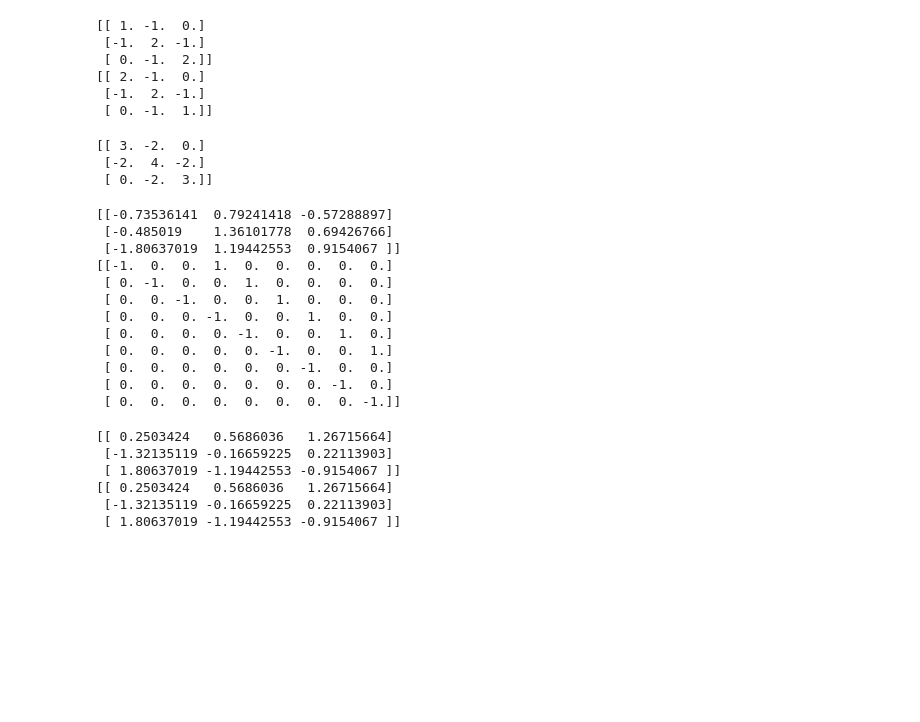
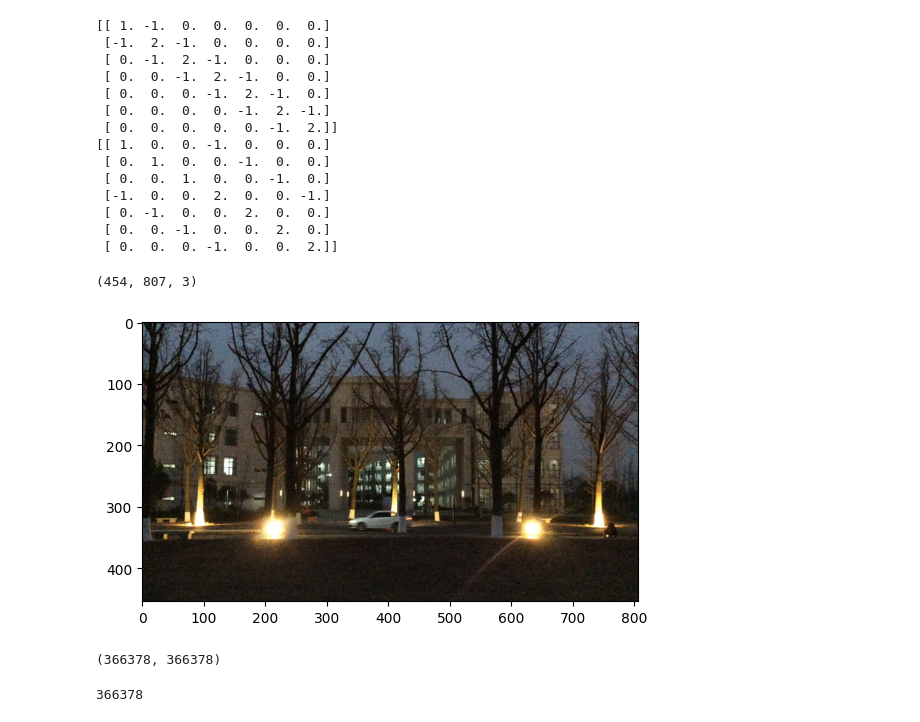
Before and after one commit to looshua/UM-EECS-556-Final, a Jupyter notebook: test.ipynb, the cells around one changed output. Drawn from its saved outputs; the diff is of its cells as text; code cells hidden in the pictures; blank space fills up the shorter version.

```diff
--- a/test.ipynb
+++ b/test.ipynb
@@ -17,46 +26,26 @@ print(d2)
 # %%
-print(d1.T @ d1)
-print(d2.T @ d2)
+print(Dh.T @ Dh)
+print(Dv.T @ Dv)
 # %% [output]
-[[ 1. -1.  0.]
- [-1.  2. -1.]
- [ 0. -1.  2.]]
-[[ 2. -1.  0.]
- [-1.  2. -1.]
- [ 0. -1.  1.]]
+[[ 1. -1.  0.  0.  0.  0.  0.]
+ [-1.  2. -1.  0.  0.  0.  0.]
+ [ 0. -1.  2. -1.  0.  0.  0.]
+ [ 0.  0. -1.  2. -1.  0.  0.]
+ [ 0.  0.  0. -1.  2. -1.  0.]
+ [ 0.  0.  0.  0. -1.  2. -1.]
+ [ 0.  0.  0.  0.  0. -1.  2.]]
+[[ 1.  0.  0. -1.  0.  0.  0.]
+ [ 0.  1.  0.  0. -1.  0.  0.]
+ [ 0.  0.  1.  0.  0. -1.  0.]
+ [-1.  0.  0.  2.  0.  0. -1.]
+ [ 0. -1.  0.  0.  2.  0.  0.]
+ [ 0.  0. -1.  0.  0.  2.  0.]
+ [ 0.  0.  0. -1.  0.  0.  2.]]
-# %%
-print(d1.T @ d1 + d2.T @ d2)
-# %% [output]
-[[ 3. -2.  0.]
- [-2.  4. -2.]
- [ 0. -2.  3.]]
-# %%
-tm = np.random.randn(3,3)
-tvec = np.reshape(tm,-1)
-print(tm)
-
-D1 = first_order_derivative_filter(9,3)
-print(D1)
-# %% [output]
-[[-0.73536141  0.79241418 -0.57288897]
- [-0.485019    1.36101778  0.69426766]
- [-1.80637019  1.19442553  0.9154067 ]]
-[[-1.  0.  0.  1.  0.  0.  0.  0.  0.]
- [ 0. -1.  0.  0.  1.  0.  0.  0.  0.]
- [ 0.  0. -1.  0.  0.  1.  0.  0.  0.]
- [ 0.  0.  0. -1.  0.  0.  1.  0.  0.]
- [ 0.  0.  0.  0. -1.  0.  0.  1.  0.]
- [ 0.  0.  0.  0.  0. -1.  0.  0.  1.]
- [ 0.  0.  0.  0.  0.  0. -1.  0.  0.]
- [ 0.  0.  0.  0.  0.  0.  0. -1.  0.]
- [ 0.  0.  0.  0.  0.  0.  0.  0. -1.]]
-# %%
-print(d1 @ tm)
-print(np.reshape(D1 @ tvec, (3,3)))
-# %% [output]
-[[ 0.2503424   0.5686036   1.26715664]
- [-1.32135119 -0.16659225  0.22113903]
- [ 1.80637019 -1.19442553 -0.9154067 ]]
-[[ 0.2503424   0.5686036   1.26715664]
- [-1.32135119 -0.16659225  0.22113903]
- [ 1.80637019 -1.19442553 -0.9154067 ]]
+# %%
+from PIL import Image
+im_in = Image.open('data/1.bmp')
+plt.imshow(im_in)
+print(np.array(im_in).shape)
+# %% [output]
+(454, 807, 3)
+[figure, added]
@@ -62,0 +61,8 @@ print(np.reshape(D1 @ tvec, (3,3)))
+# %%
+print(ad.shape)
+# %% [output]
+(366378, 366378)
+# %%
+454*807
+# %% [output]
+366378
```
Also changed, not shown: parts of 11 cells of this notebook, 4 other files.
